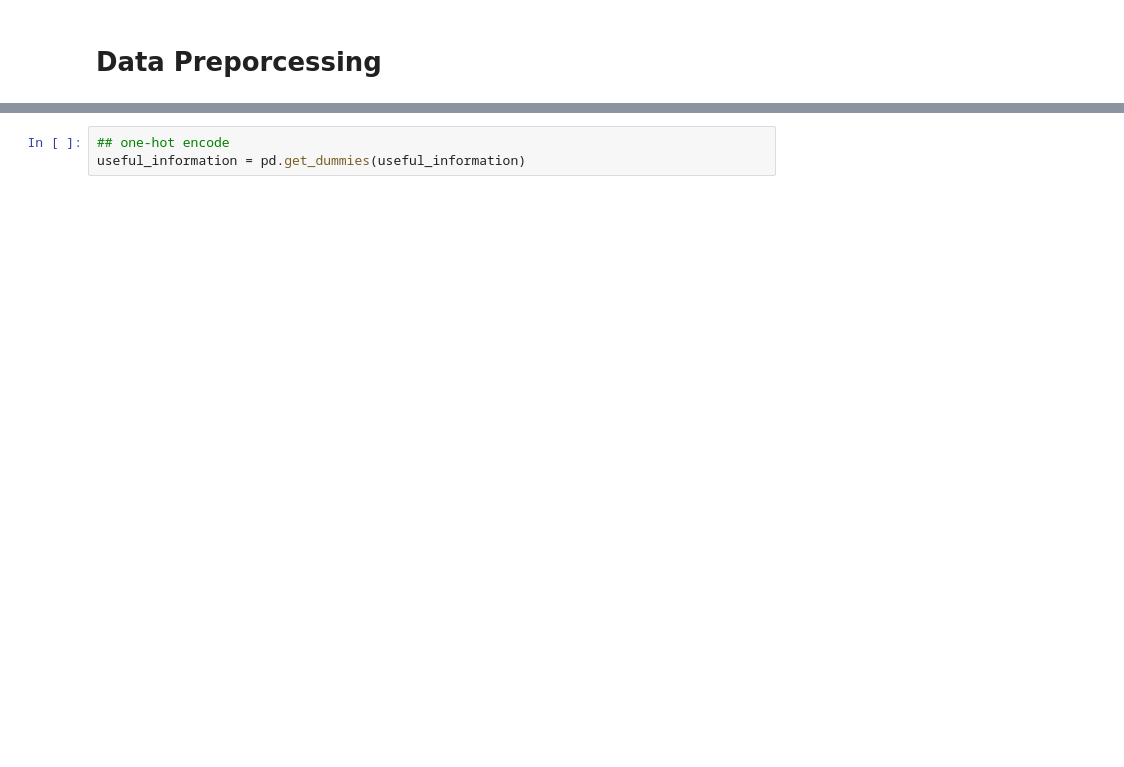
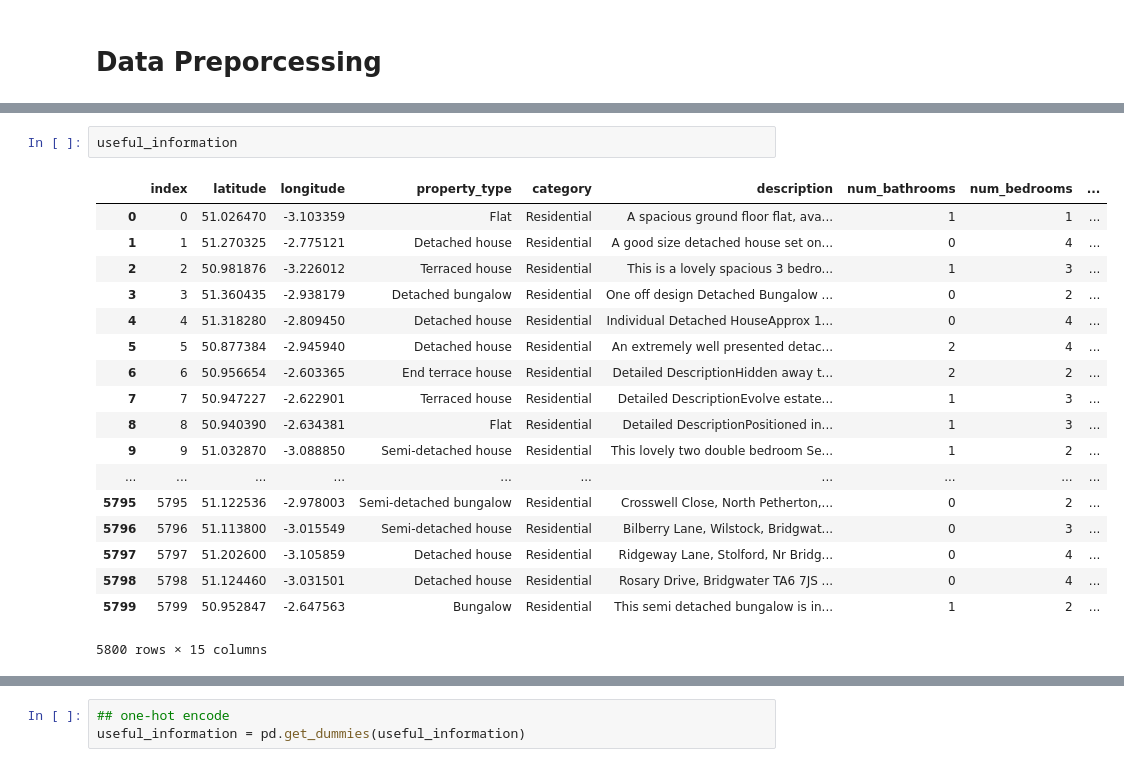
Before and after one commit to green-fox-academy/dongdong69, a Jupyter notebook: week-07/project/project_main.ipynb, the cells around one changed output, grey strips where cells are left out. Drawn from its saved outputs; the diff is of its cells as text; blank space fills up the shorter version.

```diff
--- a/week-07/project/project_main.ipynb
+++ b/week-07/project/project_main.ipynb
@@ -100,3 +149,24 @@ useful_information = raw[['property_type','category', 'description', 'num_bathro
+# %%
+useful_information
+# %% [output]
+|  | index | latitude | longitude | property_type | category | description | num_bathrooms | num_bedrooms | ... |
+| 0 | 0 | 51.026470 | -3.103359 | Flat | Residential | A spacious ground floor flat, ava... | 1 | 1 | ... |
+| 1 | 1 | 51.270325 | -2.775121 | Detached house | Residential | A good size detached house set on... | 0 | 4 | ... |
+| 2 | 2 | 50.981876 | -3.226012 | Terraced house | Residential | This is a lovely spacious 3 bedro... | 1 | 3 | ... |
+| 3 | 3 | 51.360435 | -2.938179 | Detached bungalow | Residential | One off design Detached Bungalow ... | 0 | 2 | ... |
+| 4 | 4 | 51.318280 | -2.809450 | Detached house | Residential | Individual Detached HouseApprox 1... | 0 | 4 | ... |
+| 5 | 5 | 50.877384 | -2.945940 | Detached house | Residential | An extremely well presented detac... | 2 | 4 | ... |
+| 6 | 6 | 50.956654 | -2.603365 | End terrace house | Residential | Detailed DescriptionHidden away t... | 2 | 2 | ... |
+| 7 | 7 | 50.947227 | -2.622901 | Terraced house | Residential | Detailed DescriptionEvolve estate... | 1 | 3 | ... |
+| 8 | 8 | 50.940390 | -2.634381 | Flat | Residential | Detailed DescriptionPositioned in... | 1 | 3 | ... |
+| 9 | 9 | 51.032870 | -3.088850 | Semi-detached house | Residential | This lovely two double bedroom Se... | 1 | 2 | ... |
+| ... | ... | ... | ... | ... | ... | ... | ... | ... | ... |
+| 5795 | 5795 | 51.122536 | -2.978003 | Semi-detached bungalow | Residential | Crosswell Close, North Petherton,... | 0 | 2 | ... |
+| 5796 | 5796 | 51.113800 | -3.015549 | Semi-detached house | Residential | Bilberry Lane, Wilstock, Bridgwat... | 0 | 3 | ... |
+| 5797 | 5797 | 51.202600 | -3.105859 | Detached house | Residential | Ridgeway Lane, Stolford, Nr Bridg... | 0 | 4 | ... |
+| 5798 | 5798 | 51.124460 | -3.031501 | Detached house | Residential | Rosary Drive, Bridgwater TA6 7JS ... | 0 | 4 | ... |
+| 5799 | 5799 | 50.952847 | -2.647563 | Bungalow | Residential | This semi detached bungalow is in... | 1 | 2 | ... |
+5800 rows × 15 columns
 # %%
 cate = useful_information.drop_duplicates(['category'])
 cate
```
Also changed, not shown: parts of 17 cells of this notebook, 3 other files.
